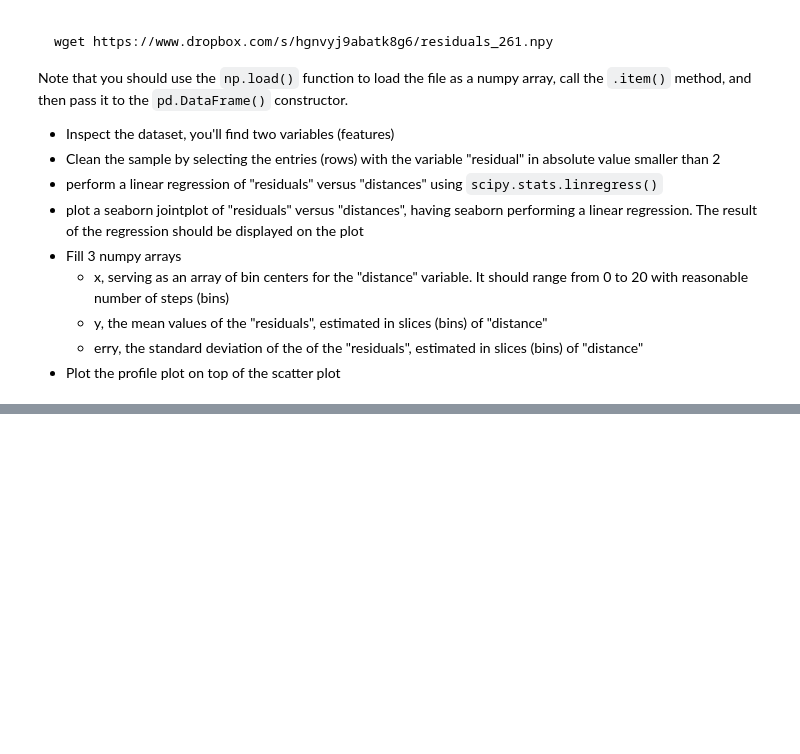
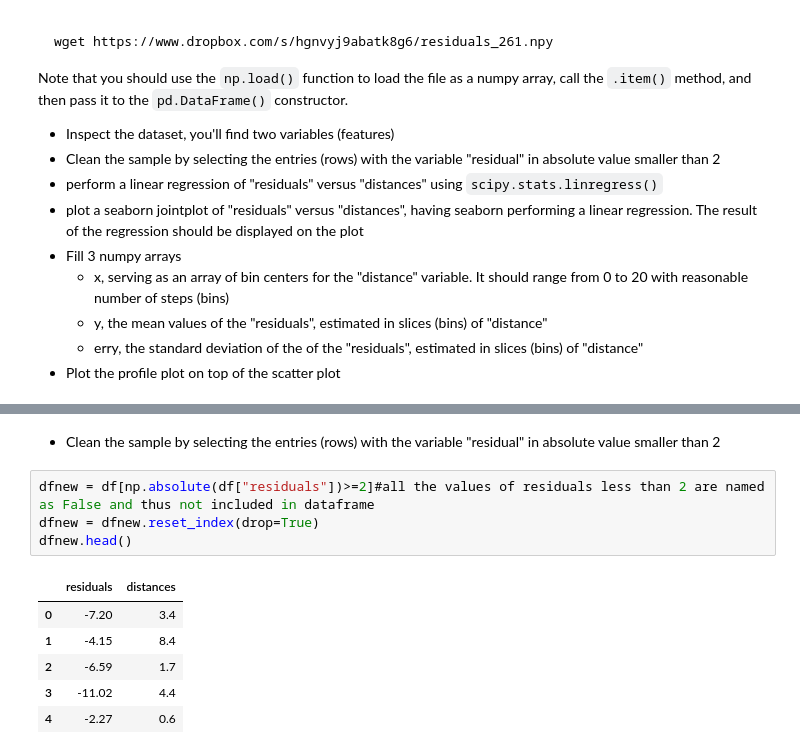
Before and after one commit to EugeniaBoccanera/LaboratoryOfComputationalPhysics_Y6, a Jupyter notebook: 07ex_Visualization.ipynb, the cells around one changed output, grey strips where cells are left out. Saved outputs shown, nothing was run; the diff lists cells and outputs as text; blank space fills up the shorter version.

```diff
--- a/07ex_Visualization.ipynb
+++ b/07ex_Visualization.ipynb
@@ -166,0 +163,13 @@ Note that you should use the `np.load()` function to load the file as a numpy ar
+# %% [markdown]
+* Clean the sample by selecting the entries (rows) with the variable "residual" in absolute value smaller than 2
+# %%
+dfnew = df[np.absolute(df["residuals"])>=2]#all the values of residuals less than 2 are named as False and thus not included in dataframe
+dfnew = dfnew.reset_index(drop=True)
+dfnew.head()
+# %% [output]
+|  | residuals | distances |
+| 0 | -7.20 | 3.4 |
+| 1 | -4.15 | 8.4 |
+| 2 | -6.59 | 1.7 |
+| 3 | -11.02 | 4.4 |
+| 4 | -2.27 | 0.6 |
```
Also changed, not shown: parts of 12 cells of this notebook.
